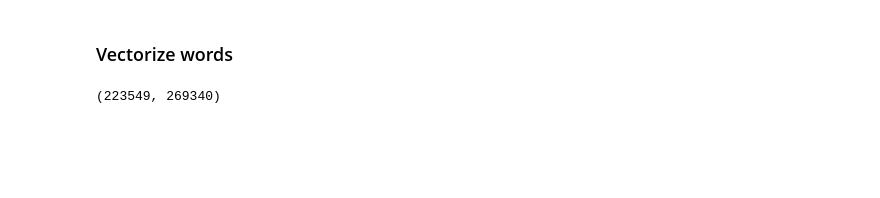
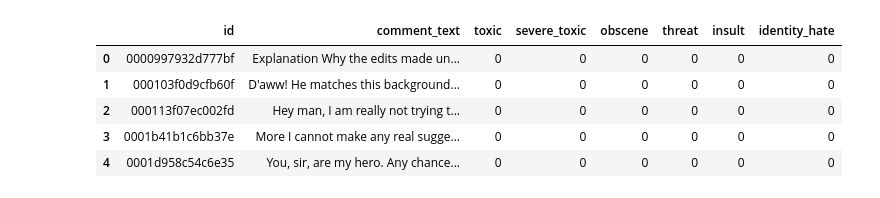
Before and after one commit to Sofisalda1/detoxifying-my-social-media, a Jupyter notebook: notebooks/baselinemodel.ipynb, the cells around one changed output. Drawn from its saved outputs; the diff is of its cells as text; code cells hidden in the pictures; blank space fills up the shorter version.

```diff
--- a/notebooks/baselinemodel.ipynb
+++ b/notebooks/baselinemodel.ipynb
@@ -16,2 +29,11 @@ df_toxic.to_csv('../data/toxic_' + INPUT_NAME + '.csv')
+# %%
+df.head()
+# %% [output]
+|  | id | comment_text | toxic | severe_toxic | obscene | threat | insult | identity_hate |
+| 0 | 0000997932d777bf | Explanation Why the edits made un... | 0 | 0 | 0 | 0 | 0 | 0 |
+| 1 | 000103f0d9cfb60f | D'aww! He matches this background... | 0 | 0 | 0 | 0 | 0 | 0 |
+| 2 | 000113f07ec002fd | Hey man, I am really not trying t... | 0 | 0 | 0 | 0 | 0 | 0 |
+| 3 | 0001b41b1c6bb37e | More I cannot make any real sugge... | 0 | 0 | 0 | 0 | 0 | 0 |
+| 4 | 0001d958c54c6e35 | You, sir, are my hero. Any chance... | 0 | 0 | 0 | 0 | 0 | 0 |
 # %%
 # list of badwords
@@ -19,10 +42,0 @@ toxic_words = ['bitch', 'fuck', 'shit', 'piss', 'dick', 'motherfucker', 'ass', '
-# %% [markdown]
-### Vectorize words
-# %%
-from sklearn.feature_extraction.text import CountVectorizer
-# Fit the CountVectorizer to the training data
-vect = CountVectorizer(lowercase=True).fit(df['comment_text'])
-X_vectorized = vect.transform(df['comment_text'])
-X_vectorized.shape
-# %% [output]
-(223549, 269340)
```
Also changed, not shown: parts of 21 cells of this notebook, 4 other files.
